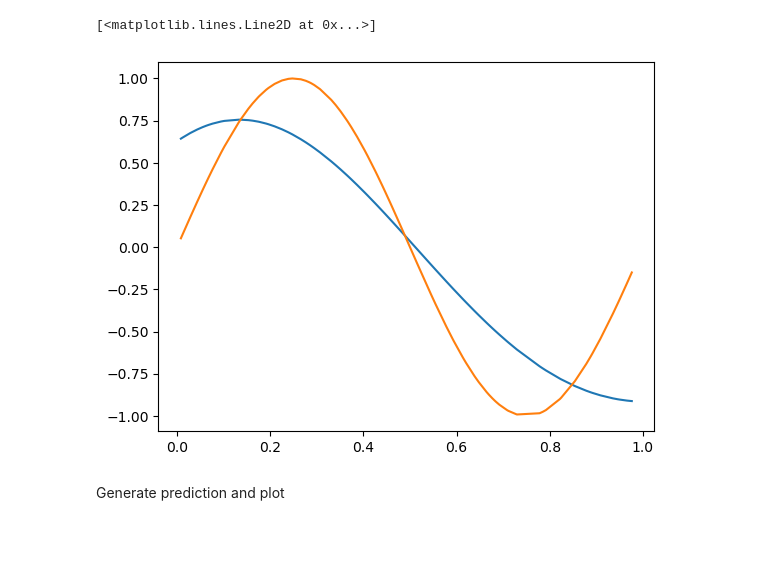
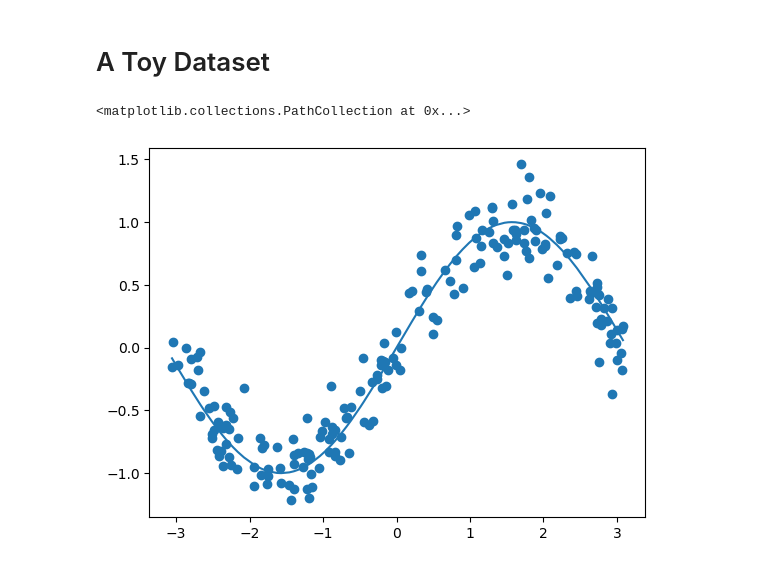
Before and after one commit to shanshanxu94/PAML-Implementation, a Jupyter notebook: Bayesian_Regression.ipynb, the cells around one changed output. Saved outputs shown, nothing was run; the diff lists cells and outputs as text; code cells hidden in the pictures; blank space fills up the shorter version.

```diff
--- a/Bayesian_Regression.ipynb
+++ b/Bayesian_Regression.ipynb
@@ -33,12 +3,0 @@ Define function of design matrix (Cr:Pattern recognition and machine learning, c
-# %%
-def Design_matrix(x):
-    return np.column_stack([phi_k(k,x)for k in np.linspace(-1,1,9)])
-#SN: standard deviation of predection
-SN=inv(beta*np.matmul(Design_matrix(Feature).transpose(),Design_matrix(Feature))+alpha*np.identity(Design_matrix(Feature).shape[1]))
-#MN: mean of prediction
-MN=beta*np.matmul(np.matmul(SN,Design_matrix(Feature).transpose()),Label)
-# %% [output]
-[<matplotlib.lines.Line2D at 0x...>]
-[figure, removed]
-# %% [markdown]
-Generate prediction and plot
@@ -49,0 +51,15 @@ plt.plot(Feature, f(Feature))
+# %% [markdown]
+# A Toy Dataset
+# %%
+# a toy dataset generated from the sine function
+npt = 200
+features = (np.random.rand(npt) - 0.5) * 2*np.pi
+features = np.sort(features) #for drawing only
+labels = np.sin(features) + np.random.normal(scale=0.2, size=features.shape[0])
+ground_truth = np.sin(features)
+
+plt.plot(features, ground_truth)
+plt.scatter(features, labels)
+# %% [output]
+<matplotlib.collections.PathCollection at 0x...>
+[figure, added]
```
Also changed, not shown: parts of 10 cells of this notebook, 1 other file.
